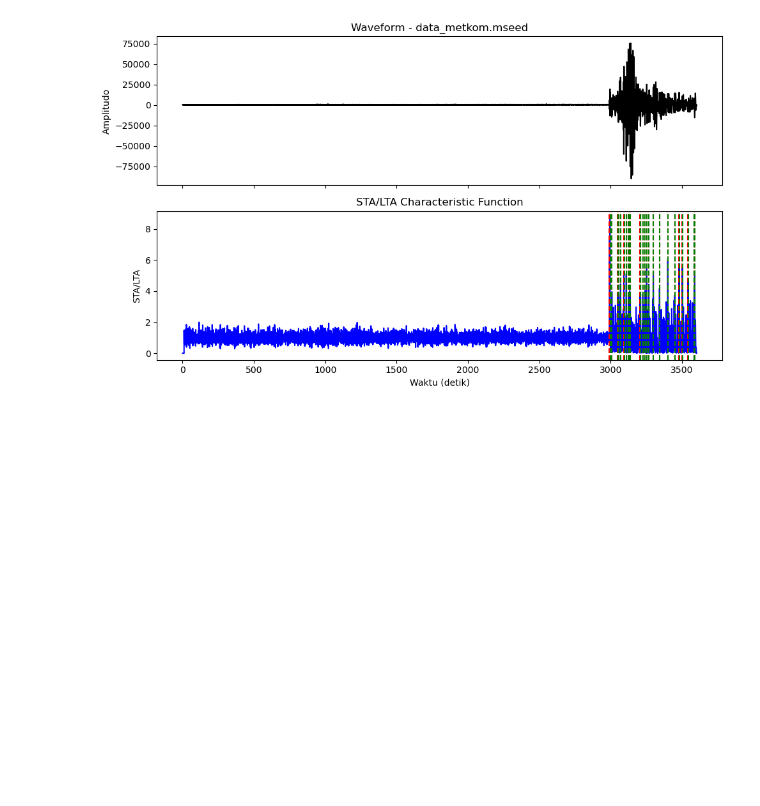
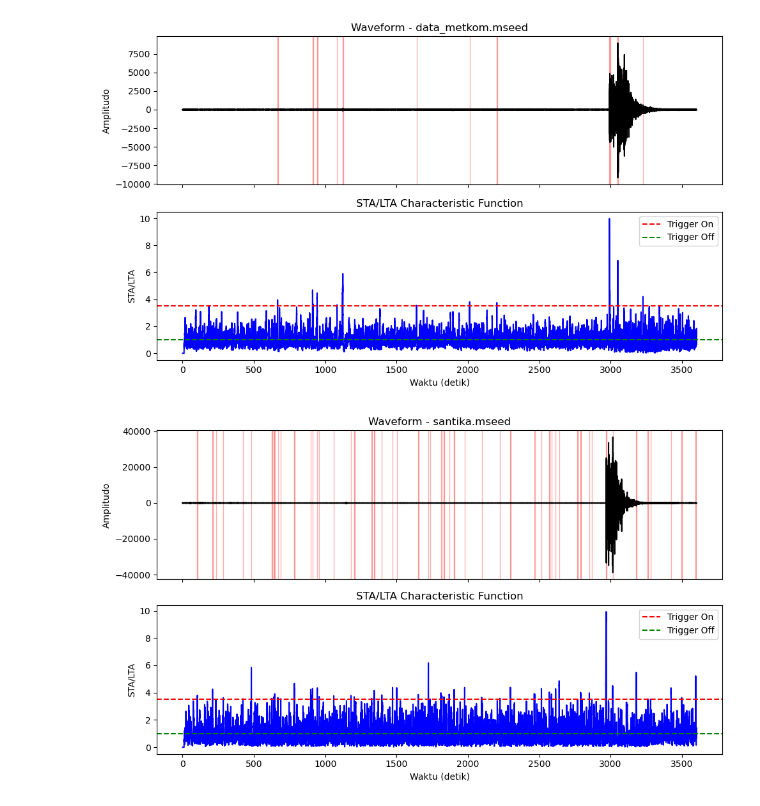
Before and after one commit to dheoanandikafirdaus/Kel1_STA_LTA_2025, a Jupyter notebook: coba koding.ipynb, the cells around one changed output. Drawn from its saved outputs; the diff is of its cells as text; code cells hidden in the pictures; blank space fills up the shorter version.

```diff
--- a/coba koding.ipynb
+++ b/coba koding.ipynb
@@ -5,7 +5,6 @@ from obspy import read
 from obspy.signal.trigger import classic_sta_lta, trigger_onset
 import matplotlib.pyplot as plt
 import os
-
 
 class STA_LTA_App:
     def __init__(self, root):
@@ -20,15 +19,18 @@ class STA_LTA_App:
         self.lta = tk.DoubleVar(value=10.0)
         self.on_thres = tk.DoubleVar(value=3.5)
         self.off_thres = tk.DoubleVar(value=1.0)
+        self.freq_min = tk.DoubleVar(value=1.0)
+        self.freq_max = tk.DoubleVar(value=20.0)
 
         self.create_widgets()
 
     def create_widgets(self):
         tk.Label(self.root, text="Pengaturan STA/LTA", font=("Arial", 14, "bold")).pack(pady=10)
 
-        # Input parameter
         frame = tk.Frame(self.root)
         frame.pack(pady=5)
+
+        # STA/LTA
         tk.Label(frame, text="STA (detik): ").grid(row=0, column=0, sticky="e")
         tk.Entry(frame, textvariable=self.sta, width=8).grid(row=0, column=1, padx=5)
         tk.Label(frame, text="LTA (detik): ").grid(row=1, column=0, sticky="e")
@@ -38,7 +40,13 @@ class STA_LTA_App:
         tk.Label(frame, text="Off Threshold: ").grid(row=3, column=0, sticky="e")
         tk.Entry(frame, textvariable=self.off_thres, width=8).grid(row=3, column=1, padx=5)
 
-        # Tombol-tombol
+        # Filter bandpass
+        tk.Label(frame, text="Freq Min (Hz): ").grid(row=4, column=0, sticky="e")
+        tk.Entry(frame, textvariable=self.freq_min, width=8).grid(row=4, column=1, padx=5)
+        tk.Label(frame, text="Freq Max (Hz): ").grid(row=5, column=0, sticky="e")
+        tk.Entry(frame, textvariable=self.freq_max, width=8).grid(row=5, column=1, padx=5)
+
+        # Tombol
         tk.Button(self.root, text="📂 Buka File Seismogram", command=self.load_file, bg="#3498db", fg="white", width=25).pack(pady=10)
         tk.Button(self.root, text="▶️ Jalankan STA/LTA", command=self.run_sta_lta, bg="#2ecc71", fg="white", width=25).pack(pady=5)
         tk.Button(self.root, text="💾 Simpan Hasil (PNG)", command=self.save_results, bg="#e67e22", fg="white", width=25).pack(pady=5)
@@ -62,57 +70,67 @@ class STA_LTA_App:
         tr = self.stream[0]
         df = tr.stats.sampling_rate
 
+        # Pra-pemrosesan
+        tr.detrend("demean")
+        tr.filter("bandpass", freqmin=self.freq_min.get(), freqmax=self.freq_max.get())
+
+        # STA/LTA
         cft = classic_sta_lta(tr.data, int(self.sta.get() * df), int(self.lta.get() * df))
-        on_off = trigger_onset(cft, self.on_thres.get(), self.off_thres.get())
+        triggers = trigger_onset(cft, self.on_thres.get(), self.off_thres.get())
 
-        # Plot hasil
+        # Plot
         fig, ax = plt.subplots(2, 1, figsize=(10, 6), sharex=True)
         ax[0].plot(tr.times(), tr.data, "k")
         ax[0].set_title(f"Waveform - {os.path.basename(self.file_path)}")
         ax[0].set_ylabel("Amplitudo")
+        for trig in triggers:
+            ax[0].axvspan(tr.times()[trig[0]], tr.times()[trig[1]], color='red', alpha=0.3)
 
         ax[1].plot(tr.times(), cft, "b")
-        for x in on_off:
-            ax[1].axvline(tr.times()[x[0]], color="r", linestyle="--")
-            ax[1].axvline(tr.times()[x[1]], color="g", linestyle="--")
+        ax[1].axhline(self.on_thres.get(), color='r', linestyle='--', label="Trigger On")
+        ax[1].axhline(self.off_thres.get(), color='g', linestyle='--', label="Trigger Off")
         ax[1].set_title("STA/LTA Characteristic Function")
         ax[1].set_xlabel("Waktu (detik)")
         ax[1].set_ylabel("STA/LTA")
+        ax[1].legend()
 
         plt.tight_layout()
         plt.show()
 
+        self.tr = tr
         self.cft = cft
-        self.tr = tr
-        self.on_off = on_off
+        self.triggers = triggers
 
     def save_results(self):
         if not hasattr(self, "cft"):
             messagebox.showwarning("Peringatan", "Belum ada hasil untuk disimpan. Jalankan STA/LTA dulu.")
             return
 
         save_path = filedialog.asksaveasfilename(defaultextension=".png", filetypes=[("PNG Files", "*.png")])
         if save_path:
             tr = self.tr
             cft = self.cft
-            on_off = self.on_off
+            triggers = self.triggers
 
             fig, ax = plt.subplots(2, 1, figsize=(10, 6), sharex=True)
             ax[0].plot(tr.times(), tr.data, "k")
+            for trig in triggers:
+                ax[0].axvspan(tr.times()[trig[0]], tr.times()[trig[1]], color='red', alpha=0.3)
+
             ax[1].plot(tr.times(), cft, "b")
-            for x in on_off:
-                ax[1].axvline(tr.times()[x[0]], color="r", linestyle="--")
-                ax[1].axvline(tr.times()[x[1]], color="g", linestyle="--")
+            ax[1].axhline(self.on_thres.get(), color='r', linestyle='--', label="Trigger On")
+            ax[1].axhline(self.off_thres.get(), color='g', linestyle='--', label="Trigger Off")
+            ax[1].legend()
 
             plt.tight_layout()
             plt.savefig(save_path)
             plt.close(fig)
             messagebox.showinfo("Berhasil", f"Hasil disimpan di:\n{save_path}")
 
-
 if __name__ == "__main__":
     root = tk.Tk()
     app = STA_LTA_App(root)
     root.mainloop()
 # %% [output]
-[figure, old version]
+[figure, new version]
+[figure, added]
```
